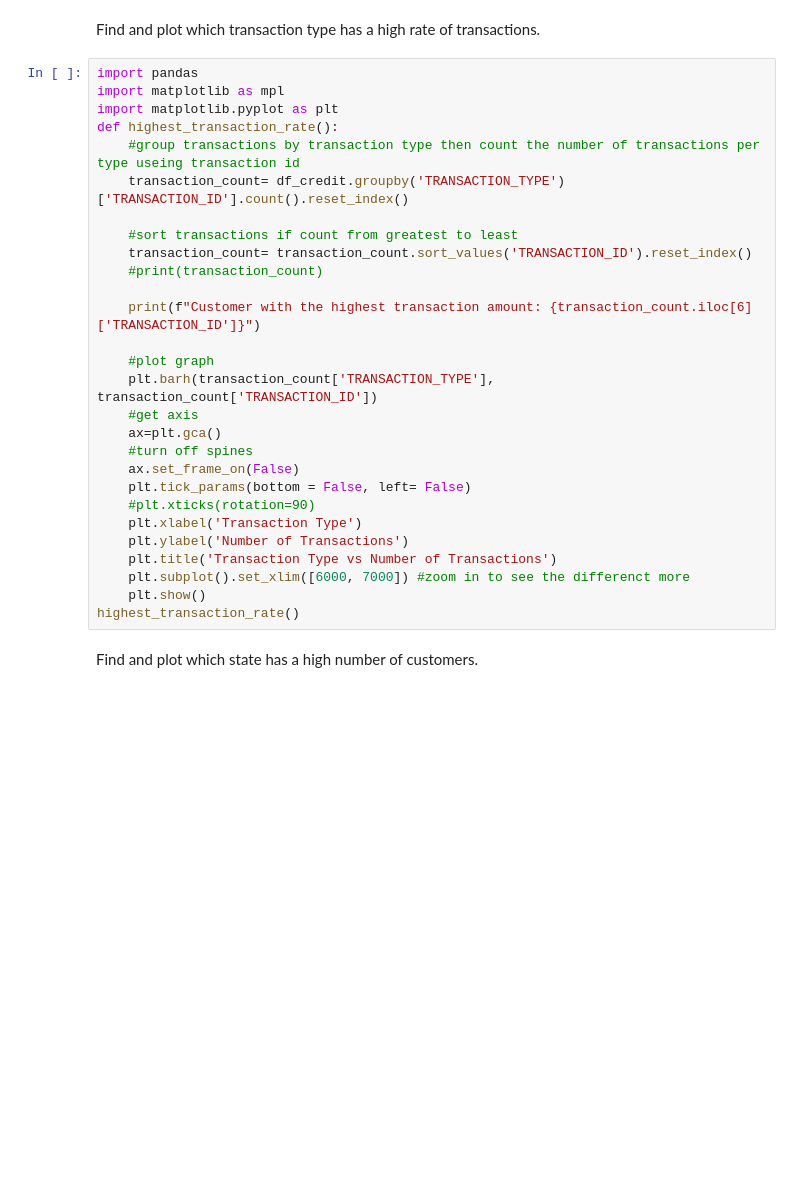
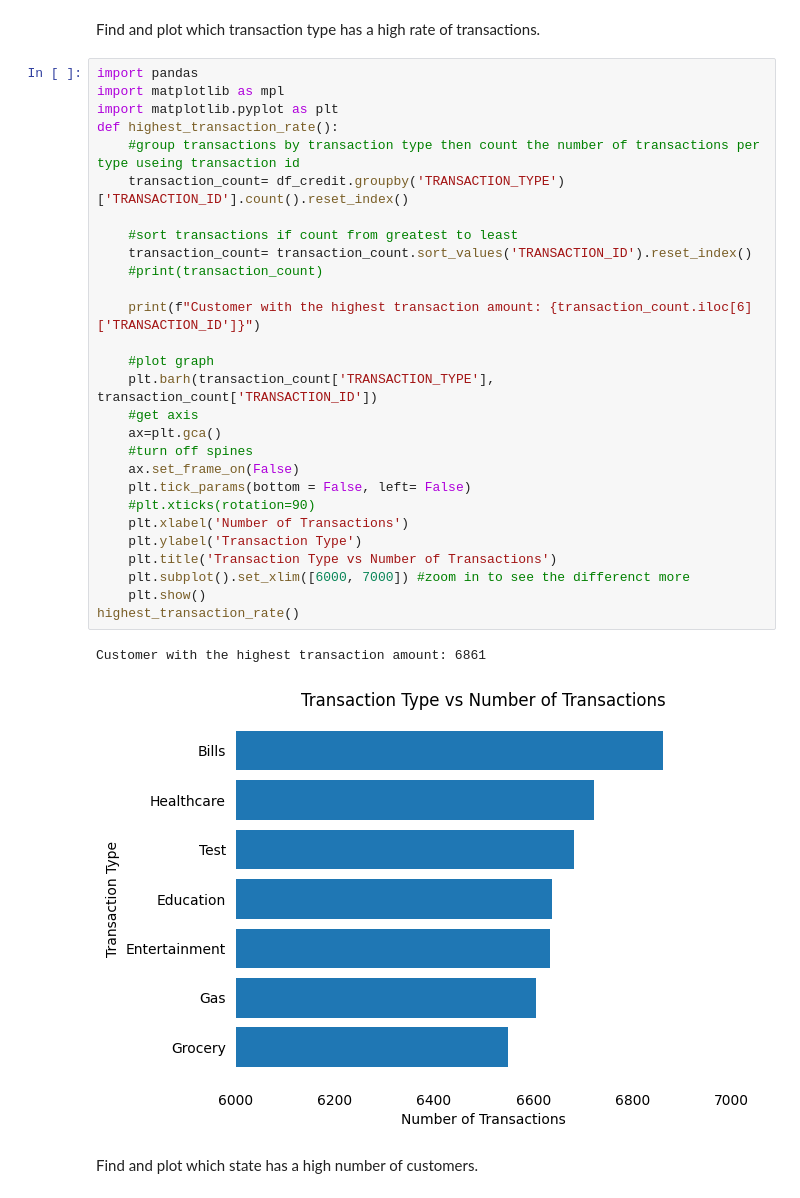
Before and after one commit to MayaCampbell/Data-Transformation-and-Python-Based-User-Menu-Developement-Project, a Jupyter notebook: credit_card.ipynb, the cells around one changed output. Drawn from its saved outputs; the diff is of its cells as text; blank space fills up the shorter version.

```diff
--- a/credit_card.ipynb
+++ b/credit_card.ipynb
@@ -703,31 +738,34 @@ Find and plot which transaction type has a high rate of transactions.
 # %%
 import pandas
 import matplotlib as mpl
 import matplotlib.pyplot as plt
 def highest_transaction_rate():
     #group transactions by transaction type then count the number of transactions per type useing transaction id
     transaction_count= df_credit.groupby('TRANSACTION_TYPE')['TRANSACTION_ID'].count().reset_index()
 
     #sort transactions if count from greatest to least
     transaction_count= transaction_count.sort_values('TRANSACTION_ID').reset_index()
     #print(transaction_count)
 
     print(f"Customer with the highest transaction amount: {transaction_count.iloc[6]['TRANSACTION_ID']}")
 
     #plot graph
     plt.barh(transaction_count['TRANSACTION_TYPE'], transaction_count['TRANSACTION_ID'])
     #get axis
     ax=plt.gca()
     #turn off spines
     ax.set_frame_on(False)
     plt.tick_params(bottom = False, left= False)
     #plt.xticks(rotation=90)
-    plt.xlabel('Transaction Type')
-    plt.ylabel('Number of Transactions')
+    plt.xlabel('Number of Transactions')
+    plt.ylabel('Transaction Type')
     plt.title('Transaction Type vs Number of Transactions')
     plt.subplot().set_xlim([6000, 7000]) #zoom in to see the differenct more
     plt.show()
 highest_transaction_rate()
+# %% [output]
+Customer with the highest transaction amount: 6861
+[figure, added]
 # %% [markdown]
 Find and plot which state has a high number of customers.
 # %%
```
Also changed, not shown: parts of 11 cells of this notebook, 1 other file.
